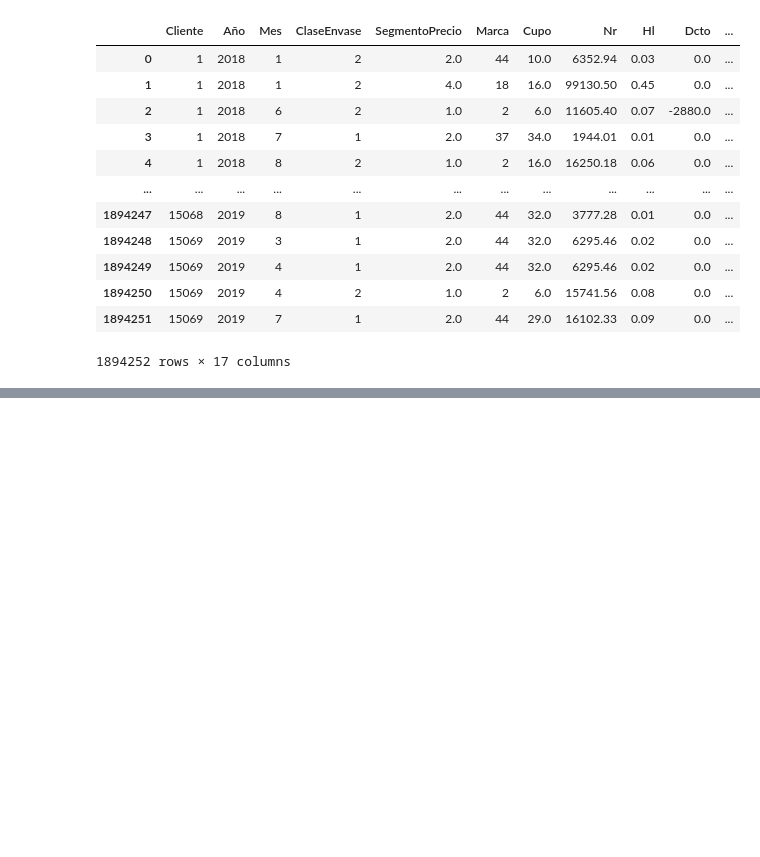
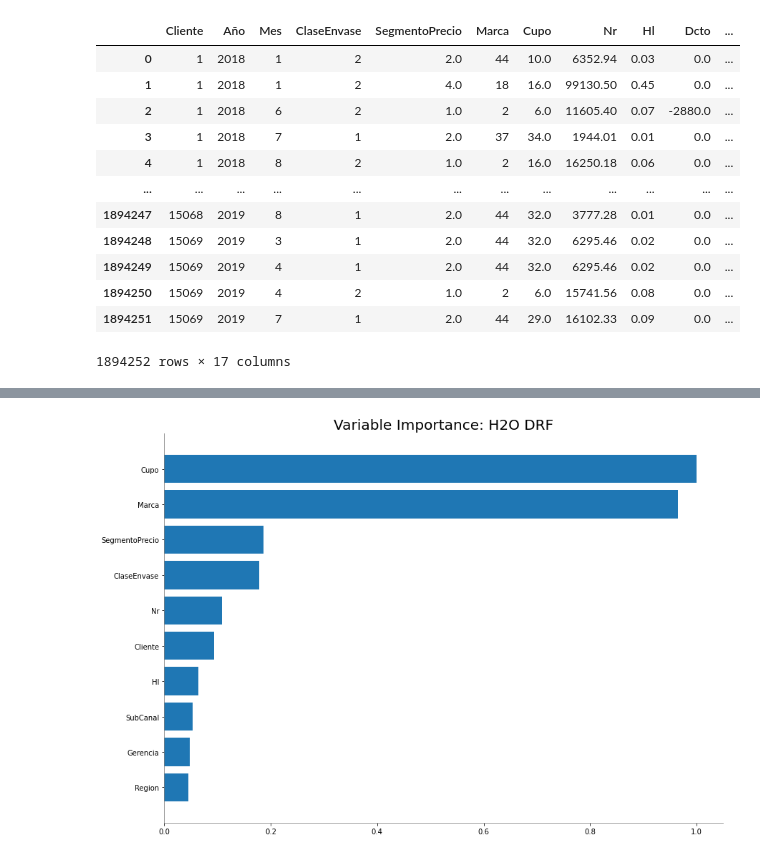
Before and after one commit to vzedano/brewingdatacup_ThunderPy_PE, a Jupyter notebook: reto-notebook.ipynb, the cells around one changed output, grey strips where cells are left out. Drawn from its saved outputs; the diff is of its cells as text; code cells hidden in the pictures; blank space fills up the shorter version.

```diff
--- a/reto-notebook.ipynb
+++ b/reto-notebook.ipynb
@@ -190,0 +235,2 @@ KeyboardInterrupt:
+# %%
+data=h2o.H2OFrame(df)
@@ -190,0 +259,15 @@ KeyboardInterrupt:
+# %%
+training_columns = ['Cliente', 'Año', 'Mes', 'ClaseEnvase', 'SegmentoPrecio', 'Marca','Cupo', 'Nr', 'Hl',
+                                 'Dcto','Region', 'Gerencia','SubCanal', 'TipoPoblacion', 'Estrato', 'EF']
+response_column = 'ES_PROMO'
+
+train, test = data.split_frame(ratios=[0.7], seed=0)
+# %%
+model = H2ORandomForestEstimator(ntrees=50,
+                                 max_depth=20,
+                                 seed=0,
+                                 nfolds=10)
+# %%
+model.train(x=training_columns,
+            y=response_column,
+            training_frame=train)
@@ -190,0 +292,4 @@ KeyboardInterrupt:
+# %%
+model.varimp_plot()
+# %% [output]
+[figure, added]
```
Also changed, not shown: parts of 16 cells of this notebook, 2 other files.
